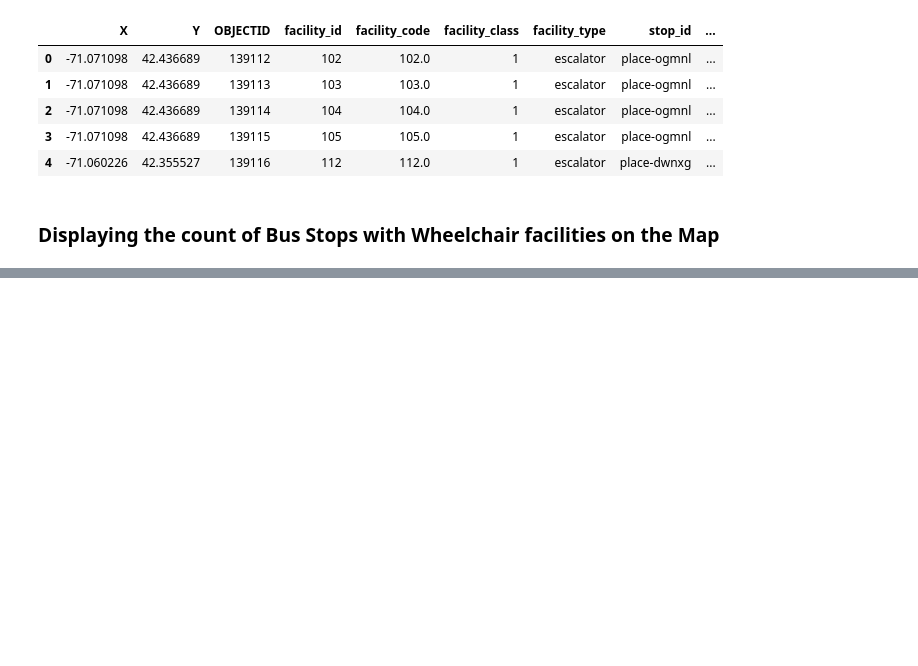
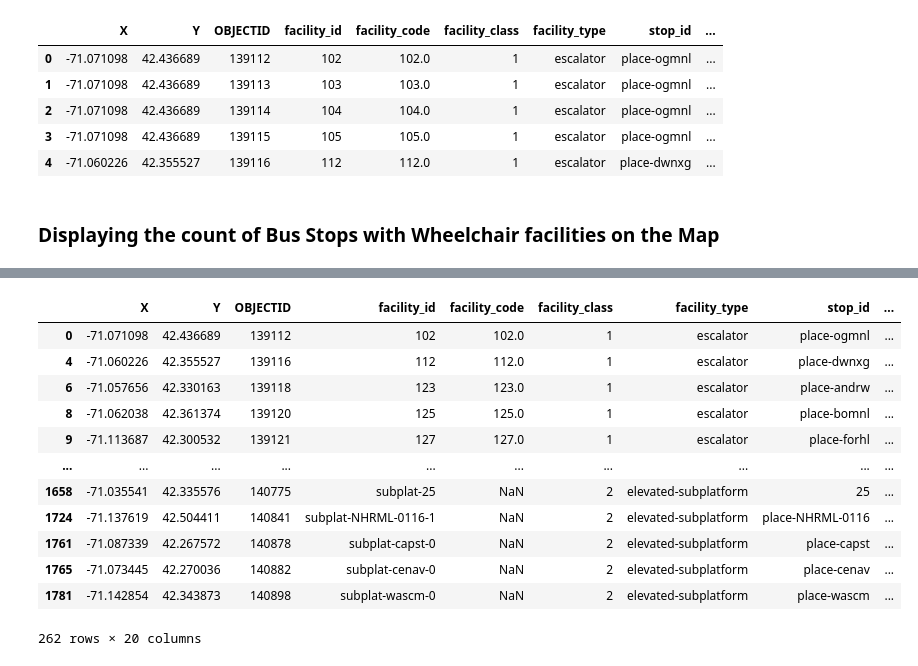
Before and after one commit to BU-Spark/ds-boston-transit-performance, a Jupyter notebook: fa23-team-d/EDA_Notebooks/wheelchair_facility.ipynb, the cells around one changed output, grey strips where cells are left out. Cells and saved outputs as stored; diff of their text form; code cells hidden in the pictures; blank space fills up the shorter version.

```diff
--- a/fa23-team-d/EDA_Notebooks/wheelchair_facility.ipynb
+++ b/fa23-team-d/EDA_Notebooks/wheelchair_facility.ipynb
@@ -49,3 +49,19 @@ HeatMap(heat_data).add_to(m)
 display(m)
 # %% [output]
 [interactive output not drawn]
+# %%
+unique_stops
+# %% [output]
+|  | X | Y | OBJECTID | facility_id | facility_code | facility_class | facility_type | stop_id | ... |
+| 0 | -71.071098 | 42.436689 | 139112 | 102 | 102.0 | 1 | escalator | place-ogmnl | ... |
+| 4 | -71.060226 | 42.355527 | 139116 | 112 | 112.0 | 1 | escalator | place-dwnxg | ... |
+| 6 | -71.057656 | 42.330163 | 139118 | 123 | 123.0 | 1 | escalator | place-andrw | ... |
+| 8 | -71.062038 | 42.361374 | 139120 | 125 | 125.0 | 1 | escalator | place-bomnl | ... |
+| 9 | -71.113687 | 42.300532 | 139121 | 127 | 127.0 | 1 | escalator | place-forhl | ... |
+| ... | ... | ... | ... | ... | ... | ... | ... | ... | ... |
+| 1658 | -71.035541 | 42.335576 | 140775 | subplat-25 | NaN | 2 | elevated-subplatform | 25 | ... |
+| 1724 | -71.137619 | 42.504411 | 140841 | subplat-NHRML-0116-1 | NaN | 2 | elevated-subplatform | place-NHRML-0116 | ... |
+| 1761 | -71.087339 | 42.267572 | 140878 | subplat-capst-0 | NaN | 2 | elevated-subplatform | place-capst | ... |
+| 1765 | -71.073445 | 42.270036 | 140882 | subplat-cenav-0 | NaN | 2 | elevated-subplatform | place-cenav | ... |
+| 1781 | -71.142854 | 42.343873 | 140898 | subplat-wascm-0 | NaN | 2 | elevated-subplatform | place-wascm | ... |
+262 rows × 20 columns
```
Also changed, not shown: parts of 1 cell of this notebook.
